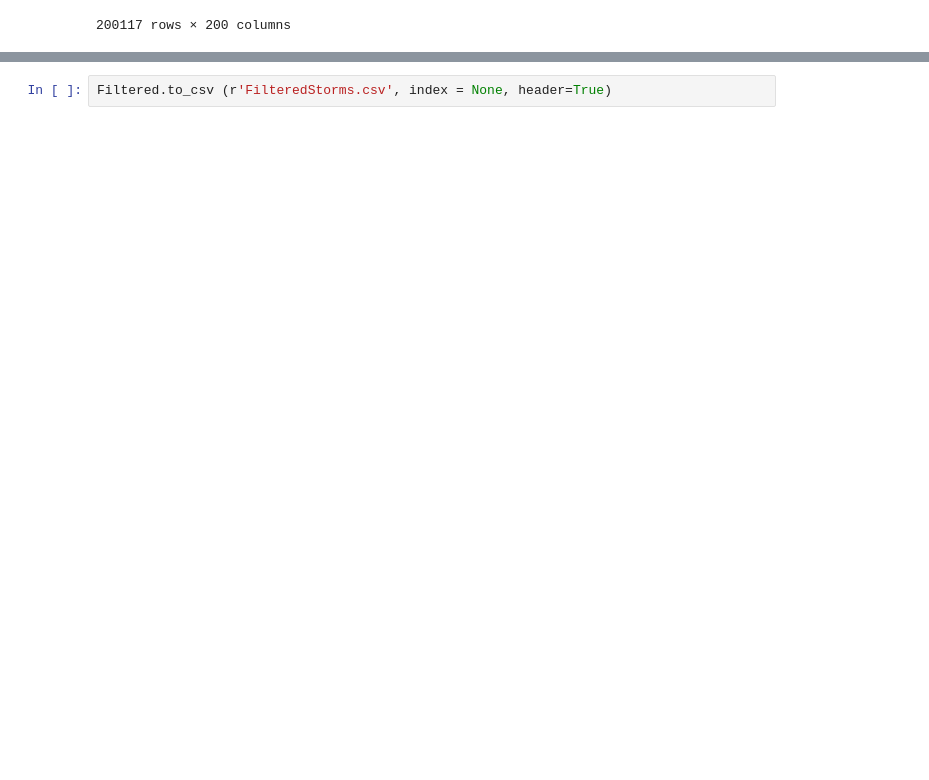
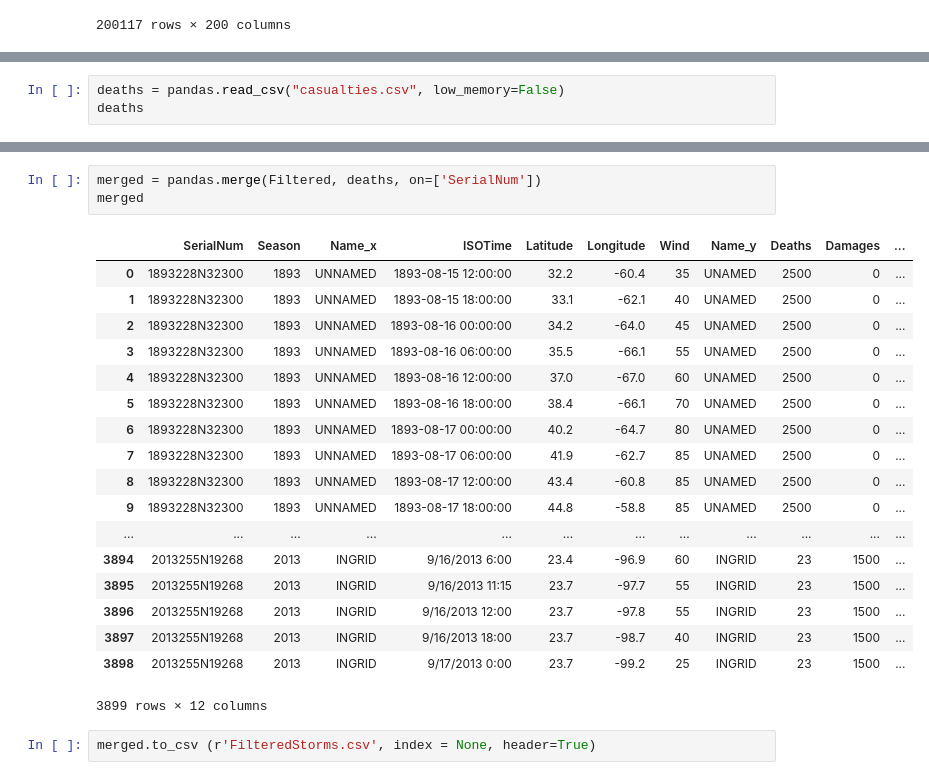
Before and after one commit to cs573-19s/gradfinal, a Jupyter notebook: Storms.ipynb, the cells around one changed output, grey strips where cells are left out. Cells and saved outputs as stored; diff of their text form; blank space fills up the shorter version.

```diff
--- a/Storms.ipynb
+++ b/Storms.ipynb
@@ -210,0 +103,3 @@ Filtered
+# %%
+deaths = pandas.read_csv("casualties.csv", low_memory=False)
+deaths
@@ -211,2 +125,24 @@ Filtered
+# %%
+merged = pandas.merge(Filtered, deaths, on=['SerialNum'])
+merged
+# %% [output]
+|  | SerialNum | Season | Name_x | ISOTime | Latitude | Longitude | Wind | Name_y | Deaths | Damages | ... |
+| 0 | 1893228N32300 | 1893 | UNNAMED | 1893-08-15 12:00:00 | 32.2 | -60.4 | 35 | UNAMED | 2500 | 0 | ... |
+| 1 | 1893228N32300 | 1893 | UNNAMED | 1893-08-15 18:00:00 | 33.1 | -62.1 | 40 | UNAMED | 2500 | 0 | ... |
+| 2 | 1893228N32300 | 1893 | UNNAMED | 1893-08-16 00:00:00 | 34.2 | -64.0 | 45 | UNAMED | 2500 | 0 | ... |
+| 3 | 1893228N32300 | 1893 | UNNAMED | 1893-08-16 06:00:00 | 35.5 | -66.1 | 55 | UNAMED | 2500 | 0 | ... |
+| 4 | 1893228N32300 | 1893 | UNNAMED | 1893-08-16 12:00:00 | 37.0 | -67.0 | 60 | UNAMED | 2500 | 0 | ... |
+| 5 | 1893228N32300 | 1893 | UNNAMED | 1893-08-16 18:00:00 | 38.4 | -66.1 | 70 | UNAMED | 2500 | 0 | ... |
+| 6 | 1893228N32300 | 1893 | UNNAMED | 1893-08-17 00:00:00 | 40.2 | -64.7 | 80 | UNAMED | 2500 | 0 | ... |
+| 7 | 1893228N32300 | 1893 | UNNAMED | 1893-08-17 06:00:00 | 41.9 | -62.7 | 85 | UNAMED | 2500 | 0 | ... |
+| 8 | 1893228N32300 | 1893 | UNNAMED | 1893-08-17 12:00:00 | 43.4 | -60.8 | 85 | UNAMED | 2500 | 0 | ... |
+| 9 | 1893228N32300 | 1893 | UNNAMED | 1893-08-17 18:00:00 | 44.8 | -58.8 | 85 | UNAMED | 2500 | 0 | ... |
+| ... | ... | ... | ... | ... | ... | ... | ... | ... | ... | ... | ... |
+| 3894 | 2013255N19268 | 2013 | INGRID | 9/16/2013 6:00 | 23.4 | -96.9 | 60 | INGRID | 23 | 1500 | ... |
+| 3895 | 2013255N19268 | 2013 | INGRID | 9/16/2013 11:15 | 23.7 | -97.7 | 55 | INGRID | 23 | 1500 | ... |
+| 3896 | 2013255N19268 | 2013 | INGRID | 9/16/2013 12:00 | 23.7 | -97.8 | 55 | INGRID | 23 | 1500 | ... |
+| 3897 | 2013255N19268 | 2013 | INGRID | 9/16/2013 18:00 | 23.7 | -98.7 | 40 | INGRID | 23 | 1500 | ... |
+| 3898 | 2013255N19268 | 2013 | INGRID | 9/17/2013 0:00 | 23.7 | -99.2 | 25 | INGRID | 23 | 1500 | ... |
+3899 rows × 12 columns
 # %%
-Filtered.to_csv (r'FilteredStorms.csv', index = None, header=True)
+merged.to_csv (r'FilteredStorms.csv', index = None, header=True)
```
Also changed, not shown: parts of 9 cells of this notebook, 6 other files.
